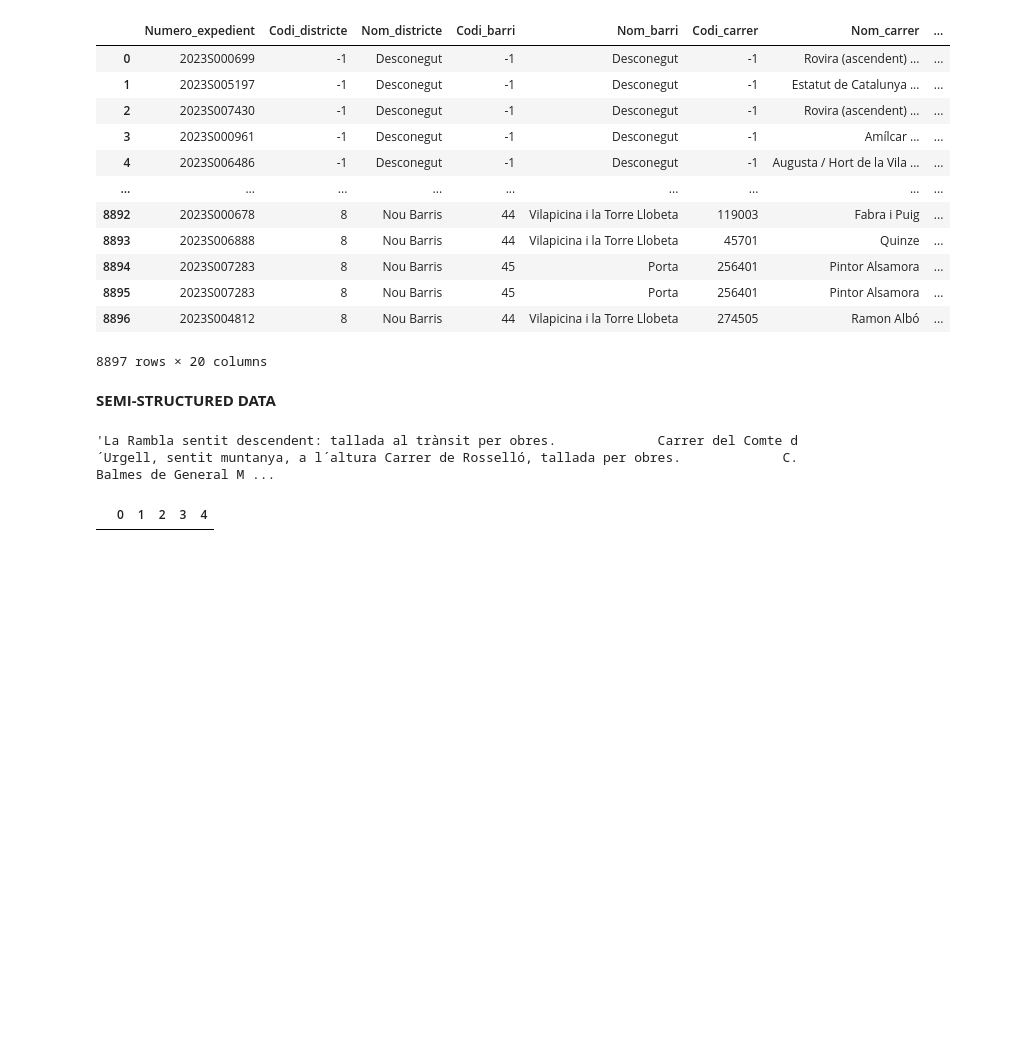
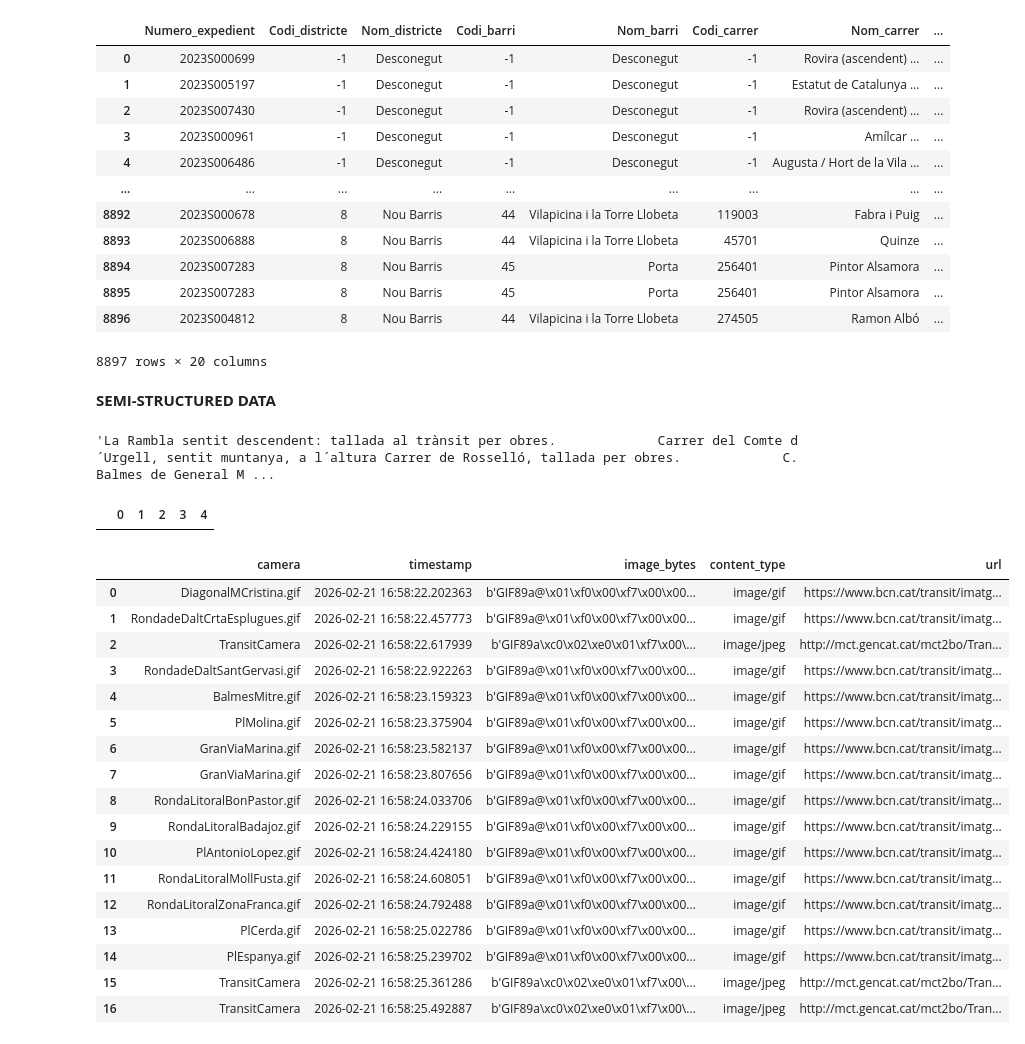
Before and after one commit to Tostaza/MDS-BDM, a Jupyter notebook: notebooks/structured.ipynb, the cells around one changed output. Cells and saved outputs as stored; diff of their text form; code cells hidden in the pictures; blank space fills up the shorter version.

```diff
--- a/notebooks/structured.ipynb
+++ b/notebooks/structured.ipynb
@@ -124,2 +122,74 @@ f_elem
 # %% [output]
 |  | 0 | 1 | 2 | 3 | 4 |
+# %%
+import pandas as pd
+import time
+import requests
+from datetime import datetime
+from urllib.parse import urlparse, urlunparse
+
+urls = [
+    "https://www.bcn.cat/transit/imatges/DiagonalMCristina.gif",
+    "https://www.bcn.cat/transit/imatges/RondadeDaltCrtaEsplugues.gif",
+    "https://mct.gencat.cat/mct2bo/TransitCamera?nom=sc29.gif&visualitzacio=imatge",
+    "https://www.bcn.cat/transit/imatges/RondadeDaltSantGervasi.gif",
+    "https://www.bcn.cat/transit/imatges/BalmesMitre.gif",
+    "https://www.bcn.cat/transit/imatges/PlMolina.gif",
+    "https://www.bcn.cat/transit/imatges/GranViaMarina.gif",
+    "https://www.bcn.cat/transit/imatges/GranViaMarina.gif",
+    "https://www.bcn.cat/transit/imatges/RondaLitoralBonPastor.gif",
+    "https://www.bcn.cat/transit/imatges/RondaLitoralBadajoz.gif",
+    "https://www.bcn.cat/transit/imatges/PlAntonioLopez.gif",
+    "https://www.bcn.cat/transit/imatges/RondaLitoralMollFusta.gif",
+    "https://www.bcn.cat/transit/imatges/RondaLitoralZonaFranca.gif",
+    "https://www.bcn.cat/transit/imatges/PlCerda.gif",
+    "https://www.bcn.cat/transit/imatges/PlEspanya.gif",
+    "https://mct.gencat.cat/mct2bo/TransitCamera?nom=nc87.gif&visualitzacio=imatge",
+    "https://mct.gencat.cat/mct2bo/TransitCamera?nom=nc86.gif&visualitzacio=imatge",
+]
+
+rows = []
+for u in urls:
+    if "mct.gencat.cat" in u:
+        p = urlparse(u)
+        u = urlunparse(p._replace(scheme="http"))
+
+        # params NO calen aquí
+        params = None
+    else:
+        # cache-buster només per bcn.cat
+        params = {"a": 1, "time": int(time.time() * 1000)}
+
+    r = requests.get(u, params=params, timeout=30)
+    r.raise_for_status()
+
+    camera = urlparse(u).path.split("/")[-1]  # nom del fitxer o 'TransitCamera'
+    rows.append({
+        "camera": camera,
+        "timestamp": datetime.now(),
+        "image_bytes": r.content,
+        "content_type": r.headers.get("Content-Type"),
+        "url": u
+    })
+
+df_img = pd.DataFrame(rows)
+df_img
+# %% [output]
+|  | camera | timestamp | image_bytes | content_type | url |
+| 0 | DiagonalMCristina.gif | 2026-02-21 16:58:22.202363 | b'GIF89a@\x01\xf0\x00\xf7\x00\x00... | image/gif | https://www.bcn.cat/transit/imatg... |
+| 1 | RondadeDaltCrtaEsplugues.gif | 2026-02-21 16:58:22.457773 | b'GIF89a@\x01\xf0\x00\xf7\x00\x00... | image/gif | https://www.bcn.cat/transit/imatg... |
+| 2 | TransitCamera | 2026-02-21 16:58:22.617939 | b'GIF89a\xc0\x02\xe0\x01\xf7\x00\... | image/jpeg | http://mct.gencat.cat/mct2bo/Tran... |
+| 3 | RondadeDaltSantGervasi.gif | 2026-02-21 16:58:22.922263 | b'GIF89a@\x01\xf0\x00\xf7\x00\x00... | image/gif | https://www.bcn.cat/transit/imatg... |
+| 4 | BalmesMitre.gif | 2026-02-21 16:58:23.159323 | b'GIF89a@\x01\xf0\x00\xf7\x00\x00... | image/gif | https://www.bcn.cat/transit/imatg... |
+| 5 | PlMolina.gif | 2026-02-21 16:58:23.375904 | b'GIF89a@\x01\xf0\x00\xf7\x00\x00... | image/gif | https://www.bcn.cat/transit/imatg... |
+| 6 | GranViaMarina.gif | 2026-02-21 16:58:23.582137 | b'GIF89a@\x01\xf0\x00\xf7\x00\x00... | image/gif | https://www.bcn.cat/transit/imatg... |
+| 7 | GranViaMarina.gif | 2026-02-21 16:58:23.807656 | b'GIF89a@\x01\xf0\x00\xf7\x00\x00... | image/gif | https://www.bcn.cat/transit/imatg... |
+| 8 | RondaLitoralBonPastor.gif | 2026-02-21 16:58:24.033706 | b'GIF89a@\x01\xf0\x00\xf7\x00\x00... | image/gif | https://www.bcn.cat/transit/imatg... |
+| 9 | RondaLitoralBadajoz.gif | 2026-02-21 16:58:24.229155 | b'GIF89a@\x01\xf0\x00\xf7\x00\x00... | image/gif | https://www.bcn.cat/transit/imatg... |
+| 10 | PlAntonioLopez.gif | 2026-02-21 16:58:24.424180 | b'GIF89a@\x01\xf0\x00\xf7\x00\x00... | image/gif | https://www.bcn.cat/transit/imatg... |
+| 11 | RondaLitoralMollFusta.gif | 2026-02-21 16:58:24.608051 | b'GIF89a@\x01\xf0\x00\xf7\x00\x00... | image/gif | https://www.bcn.cat/transit/imatg... |
+| 12 | RondaLitoralZonaFranca.gif | 2026-02-21 16:58:24.792488 | b'GIF89a@\x01\xf0\x00\xf7\x00\x00... | image/gif | https://www.bcn.cat/transit/imatg... |
+| 13 | PlCerda.gif | 2026-02-21 16:58:25.022786 | b'GIF89a@\x01\xf0\x00\xf7\x00\x00... | image/gif | https://www.bcn.cat/transit/imatg... |
+| 14 | PlEspanya.gif | 2026-02-21 16:58:25.239702 | b'GIF89a@\x01\xf0\x00\xf7\x00\x00... | image/gif | https://www.bcn.cat/transit/imatg... |
+| 15 | TransitCamera | 2026-02-21 16:58:25.361286 | b'GIF89a\xc0\x02\xe0\x01\xf7\x00\... | image/jpeg | http://mct.gencat.cat/mct2bo/Tran... |
+| 16 | TransitCamera | 2026-02-21 16:58:25.492887 | b'GIF89a\xc0\x02\xe0\x01\xf7\x00\... | image/jpeg | http://mct.gencat.cat/mct2bo/Tran... |
```
Also changed, not shown: parts of 2 cells of this notebook.
